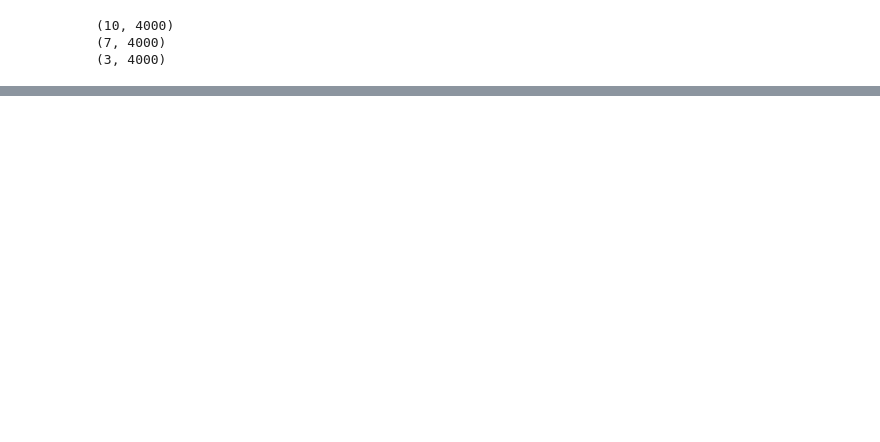
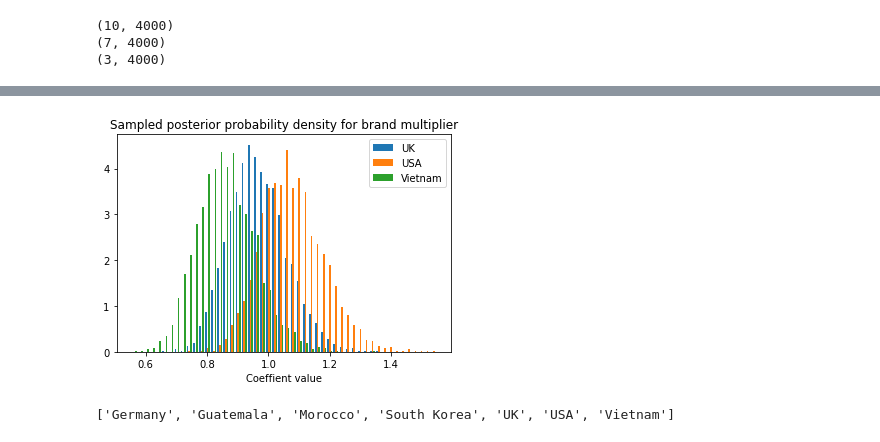
Before and after one commit to katjadellalibera/CS146, a Jupyter notebook: LBA/CS146-LBA.ipynb, the cells around one changed output, grey strips where cells are left out. Saved outputs shown, nothing was run; the diff lists cells and outputs as text; code cells hidden in the pictures; blank space fills up the shorter version.

```diff
--- a/LBA/CS146-LBA.ipynb
+++ b/LBA/CS146-LBA.ipynb
@@ -379,0 +419,12 @@ plt.show()
+# %%
+plt.hist([x for x in country_array[4:8]], bins=50, density=True)
+plt.xlabel("Coeffient value")
+plt.title('Sampled posterior probability density for brand multiplier')
+plt.legend(countries[4:8])
+plt.show()
+# %% [output]
+[figure, added]
+# %%
+countries
+# %% [output]
+['Germany', 'Guatemala', 'Morocco', 'South Korea', 'UK', 'USA', 'Vietnam']
```
Also changed, not shown: parts of 25 cells of this notebook, 14 other files.
